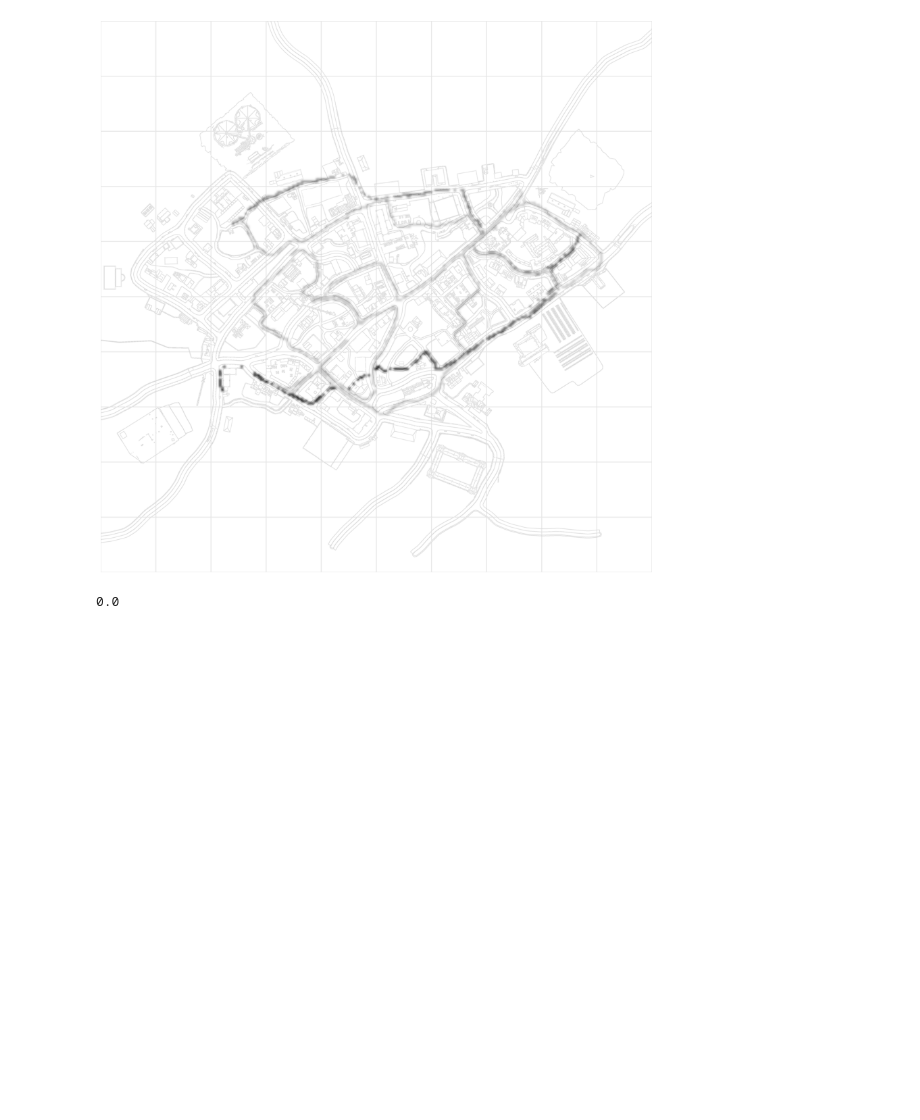
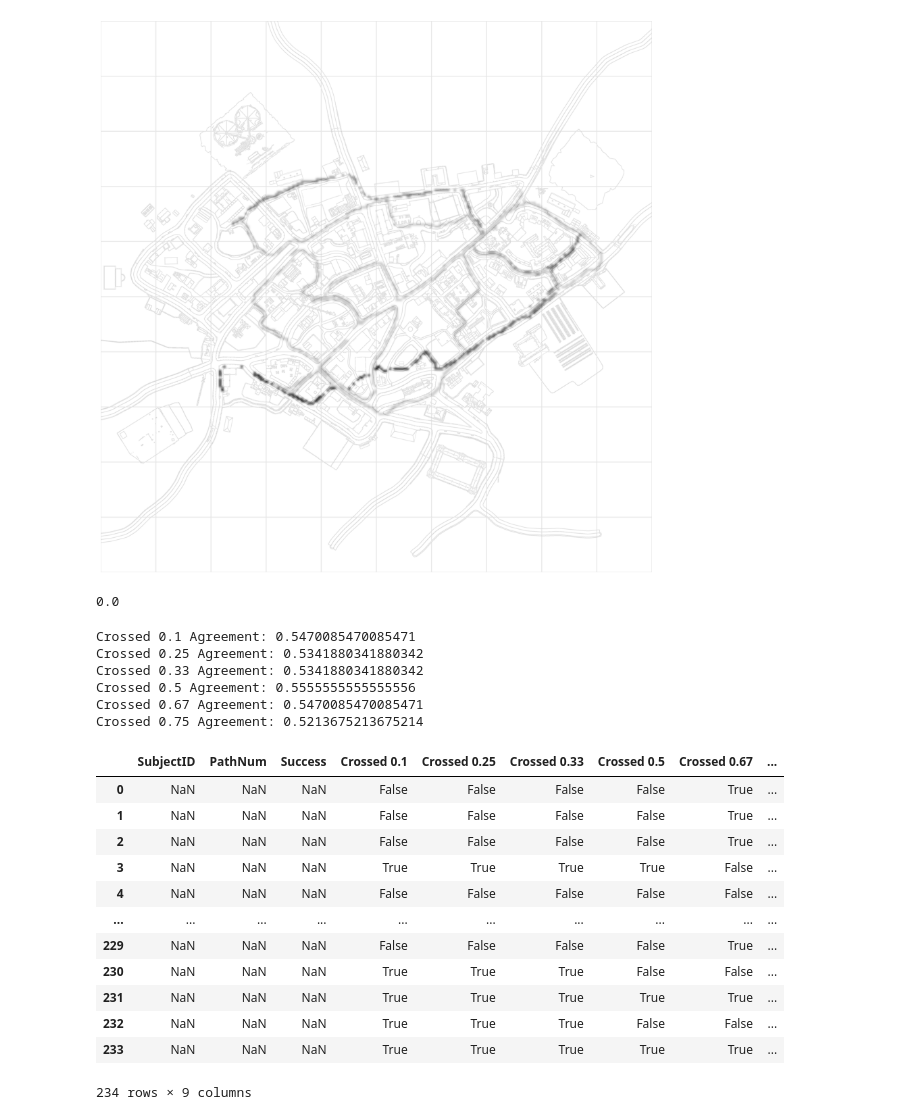
Before and after one commit to lucasessmann/GTA_ET, a Jupyter notebook: PathfindingGraphs.ipynb, the cells around one changed output. Cells and saved outputs as stored; diff of their text form; code cells hidden in the pictures; blank space fills up the shorter version.

Commit message:
added path crossing triangulated region analysis

```diff
--- a/PathfindingGraphs.ipynb
+++ b/PathfindingGraphs.ipynb
@@ -1511,3 +1579,42 @@ triang = plt.imshow(np.ceil(Locations.max())-Locations)
 Locations.min()
 # %% [output]
 0.0
+# %%
+# Analysis of paths crossed vs. triangulation locations
+
+temp_df = pd.DataFrame(index=range(len(paths_crossed)), columns = paths_crossed.columns)
+temp_df.SubjectID = paths_crossed.SubjectID
+for col in cross_thresh_cols:
+    agreement = paths_crossed[col] == paths_crossed.Success
+    temp_df[col] = agreement
+    print("{} Agreement: {}".format(col, agreement.sum()/len(paths_crossed)))
+
+
+x = 0
+
+temp_df
+# Sanity check
+# for idx, col in enumerate(cross_thresh_cols):
+#     for col2 in cross_thresh_cols[idx:]:
+#         check = paths_crossed.loc[(paths_crossed[col] == False) & (paths_crossed[col2] == True)]
+#         print("{}, {}: {}".format(col, col2, "Sane" if len(check)==0 else "Insane"))
+# %% [output]
+Crossed 0.1 Agreement: 0.5470085470085471
+Crossed 0.25 Agreement: 0.5341880341880342
+Crossed 0.33 Agreement: 0.5341880341880342
+Crossed 0.5 Agreement: 0.5555555555555556
+Crossed 0.67 Agreement: 0.5470085470085471
+Crossed 0.75 Agreement: 0.5213675213675214
+|  | SubjectID | PathNum | Success | Crossed 0.1 | Crossed 0.25 | Crossed 0.33 | Crossed 0.5 | Crossed 0.67 | ... |
+| 0 | NaN | NaN | NaN | False | False | False | False | True | ... |
+| 1 | NaN | NaN | NaN | False | False | False | False | True | ... |
+| 2 | NaN | NaN | NaN | False | False | False | False | True | ... |
+| 3 | NaN | NaN | NaN | True | True | True | True | False | ... |
+| 4 | NaN | NaN | NaN | False | False | False | False | False | ... |
+| ... | ... | ... | ... | ... | ... | ... | ... | ... | ... |
+| 229 | NaN | NaN | NaN | False | False | False | False | True | ... |
+| 230 | NaN | NaN | NaN | True | True | True | False | False | ... |
+| 231 | NaN | NaN | NaN | True | True | True | True | True | ... |
+| 232 | NaN | NaN | NaN | True | True | True | False | False | ... |
+| 233 | NaN | NaN | NaN | True | True | True | True | True | ... |
+234 rows × 9 columns
```
Also changed, not shown: parts of 7 cells of this notebook, 1 other file.
